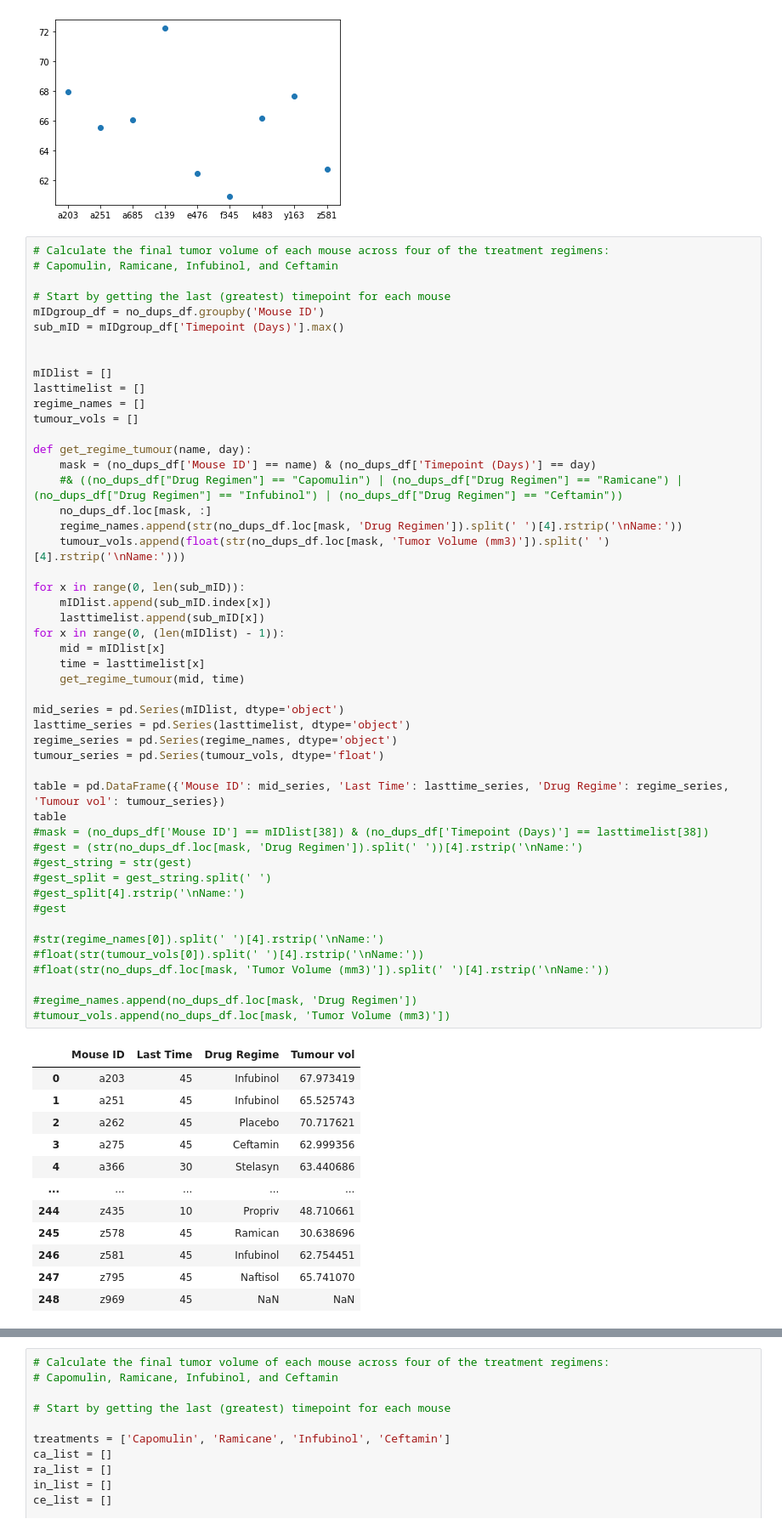
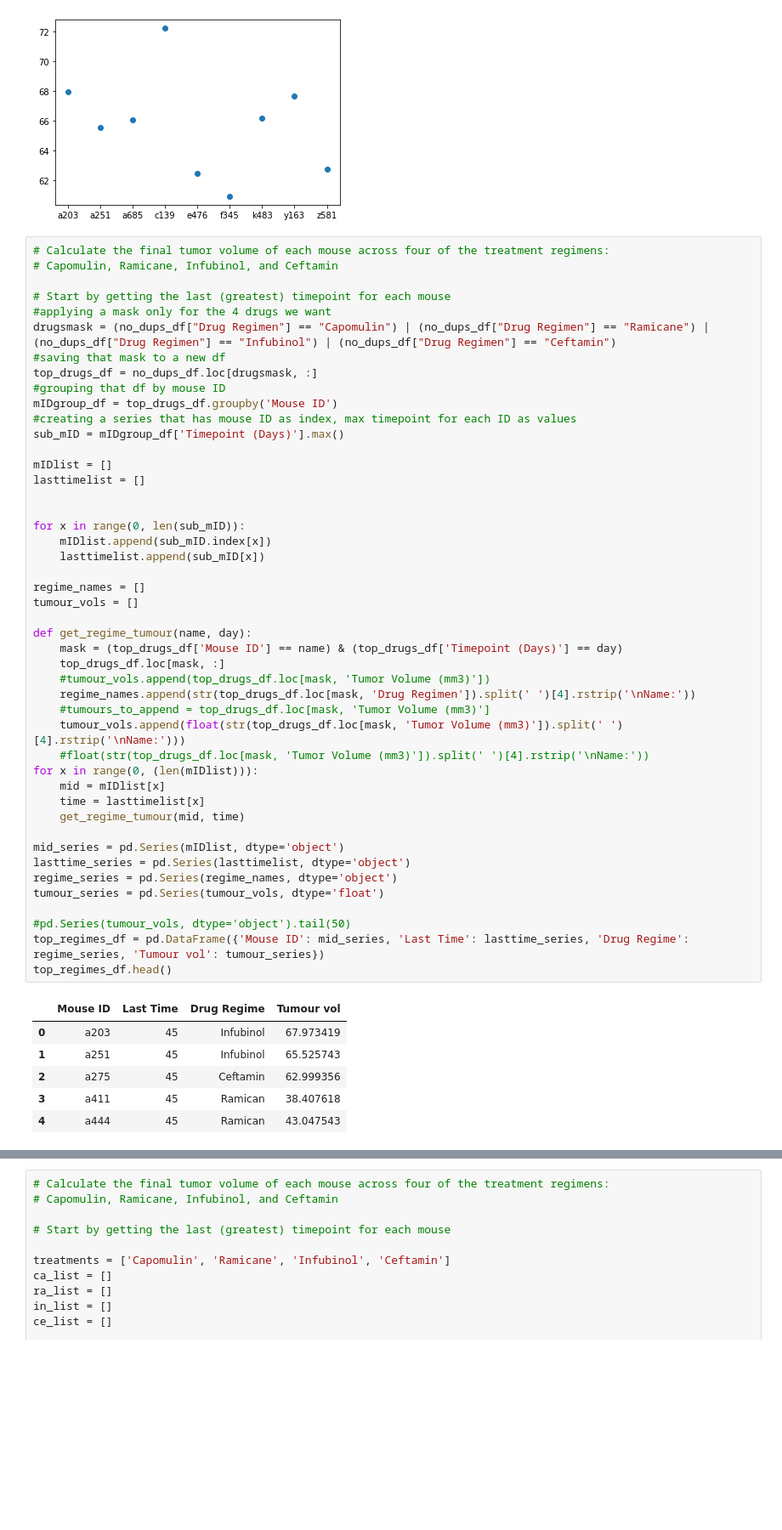
Before and after one commit to sarahDH615/matplotlib_challenge, a Jupyter notebook: pymaceuticals_starter_edited.ipynb, the cells around one changed output, grey strips where cells are left out. Shown: that part at 85% size. Saved outputs shown, nothing was run; the diff lists cells and outputs as text; blank space fills up the shorter version.

```diff
--- a/pymaceuticals_starter_edited.ipynb
+++ b/pymaceuticals_starter_edited.ipynb
@@ -239,62 +230,53 @@ plt.scatter(x_vals, y_vals)
 # %%
 # Calculate the final tumor volume of each mouse across four of the treatment regimens:
 # Capomulin, Ramicane, Infubinol, and Ceftamin
 
 # Start by getting the last (greatest) timepoint for each mouse
-mIDgroup_df = no_dups_df.groupby('Mouse ID')
+#applying a mask only for the 4 drugs we want
+drugsmask = (no_dups_df["Drug Regimen"] == "Capomulin") | (no_dups_df["Drug Regimen"] == "Ramicane") | (no_dups_df["Drug Regimen"] == "Infubinol") | (no_dups_df["Drug Regimen"] == "Ceftamin")
+#saving that mask to a new df
+top_drugs_df = no_dups_df.loc[drugsmask, :]
+#grouping that df by mouse ID
+mIDgroup_df = top_drugs_df.groupby('Mouse ID')
+#creating a series that has mouse ID as index, max timepoint for each ID as values
 sub_mID = mIDgroup_df['Timepoint (Days)'].max()
-
 
 mIDlist = []
 lasttimelist = []
+
+
+for x in range(0, len(sub_mID)):
+    mIDlist.append(sub_mID.index[x])
+    lasttimelist.append(sub_mID[x])
+
 regime_names = []
 tumour_vols = []
 
 def get_regime_tumour(name, day):
-    mask = (no_dups_df['Mouse ID'] == name) & (no_dups_df['Timepoint (Days)'] == day)
-    #& ((no_dups_df["Drug Regimen"] == "Capomulin") | (no_dups_df["Drug Regimen"] == "Ramicane") | (no_dups_df["Drug Regimen"] == "Infubinol") | (no_dups_df["Drug Regimen"] == "Ceftamin"))
-    no_dups_df.loc[mask, :]
-    regime_names.append(str(no_dups_df.loc[mask, 'Drug Regimen']).split(' ')[4].rstrip('\nName:'))
-    tumour_vols.append(float(str(no_dups_df.loc[mask, 'Tumor Volume (mm3)']).split(' ')[4].rstrip('\nName:')))
-
-for x in range(0, len(sub_mID)):
-    mIDlist.append(sub_mID.index[x])
-    lasttimelist.append(sub_mID[x])
-for x in range(0, (len(mIDlist) - 1)):
+    mask = (top_drugs_df['Mouse ID'] == name) & (top_drugs_df['Timepoint (Days)'] == day)
+    top_drugs_df.loc[mask, :]
+    #tumour_vols.append(top_drugs_df.loc[mask, 'Tumor Volume (mm3)'])
+    regime_names.append(str(top_drugs_df.loc[mask, 'Drug Regimen']).split(' ')[4].rstrip('\nName:'))
+    #tumours_to_append = top_drugs_df.loc[mask, 'Tumor Volume (mm3)']
+    tumour_vols.append(float(str(top_drugs_df.loc[mask, 'Tumor Volume (mm3)']).split(' ')[4].rstrip('\nName:')))
+    #float(str(top_drugs_df.loc[mask, 'Tumor Volume (mm3)']).split(' ')[4].rstrip('\nName:'))
+for x in range(0, (len(mIDlist))):
     mid = mIDlist[x]
     time = lasttimelist[x]
     get_regime_tumour(mid, time)
 
 mid_series = pd.Series(mIDlist, dtype='object')
 lasttime_series = pd.Series(lasttimelist, dtype='object')
 regime_series = pd.Series(regime_names, dtype='object')
 tumour_series = pd.Series(tumour_vols, dtype='float')
 
-table = pd.DataFrame({'Mouse ID': mid_series, 'Last Time': lasttime_series, 'Drug Regime': regime_series, 'Tumour vol': tumour_series})
-table
-#mask = (no_dups_df['Mouse ID'] == mIDlist[38]) & (no_dups_df['Timepoint (Days)'] == lasttimelist[38])
-#gest = (str(no_dups_df.loc[mask, 'Drug Regimen']).split(' '))[4].rstrip('\nName:')
-#gest_string = str(gest)
-#gest_split = gest_string.split(' ')
-#gest_split[4].rstrip('\nName:')
-#gest
-
-#str(regime_names[0]).split(' ')[4].rstrip('\nName:')
-#float(str(tumour_vols[0]).split(' ')[4].rstrip('\nName:'))
-#float(str(no_dups_df.loc[mask, 'Tumor Volume (mm3)']).split(' ')[4].rstrip('\nName:'))
-
-#regime_names.append(no_dups_df.loc[mask, 'Drug Regimen'])
-#tumour_vols.append(no_dups_df.loc[mask, 'Tumor Volume (mm3)'])
+#pd.Series(tumour_vols, dtype='object').tail(50)
+top_regimes_df = pd.DataFrame({'Mouse ID': mid_series, 'Last Time': lasttime_series, 'Drug Regime': regime_series, 'Tumour vol': tumour_series})
+top_regimes_df.head()
 # %% [output]
 |  | Mouse ID | Last Time | Drug Regime | Tumour vol |
 | 0 | a203 | 45 | Infubinol | 67.973419 |
 | 1 | a251 | 45 | Infubinol | 65.525743 |
-| 2 | a262 | 45 | Placebo | 70.717621 |
-| 3 | a275 | 45 | Ceftamin | 62.999356 |
-| 4 | a366 | 30 | Stelasyn | 63.440686 |
-| ... | ... | ... | ... | ... |
-| 244 | z435 | 10 | Propriv | 48.710661 |
-| 245 | z578 | 45 | Ramican | 30.638696 |
-| 246 | z581 | 45 | Infubinol | 62.754451 |
-| 247 | z795 | 45 | Naftisol | 65.741070 |
-| 248 | z969 | 45 | NaN | NaN |
+| 2 | a275 | 45 | Ceftamin | 62.999356 |
+| 3 | a411 | 45 | Ramican | 38.407618 |
+| 4 | a444 | 45 | Ramican | 43.047543 |
```
Also changed, not shown: parts of 5 cells of this notebook.
